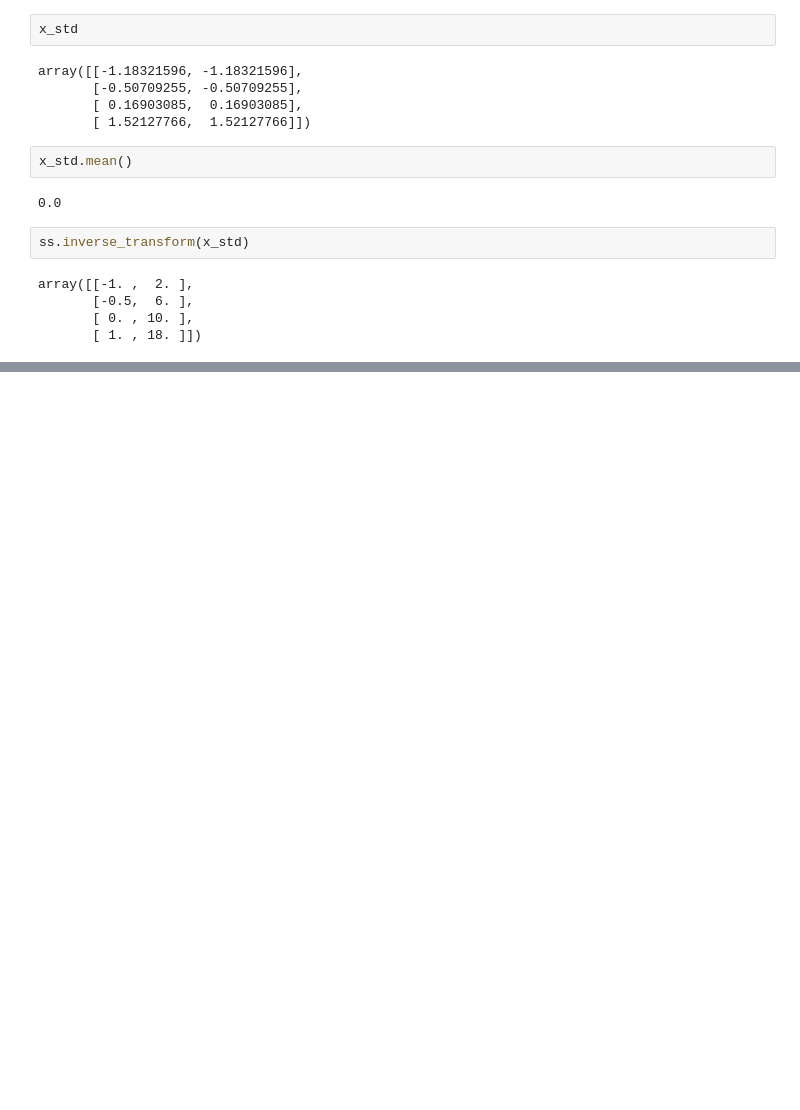
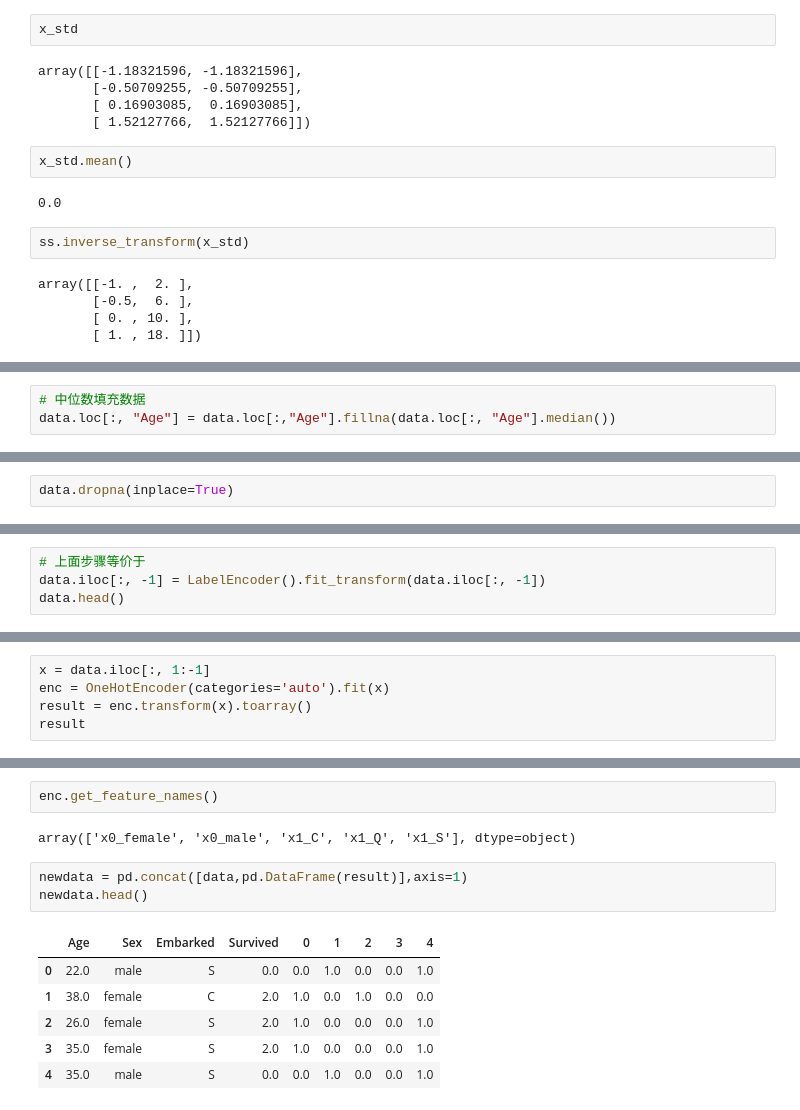
Before and after one commit to Knowledge-Precipitation-Tribe/Machine-Learning, a Jupyter notebook: featureEngineering/base.ipynb, the cells around one changed output, grey strips where cells are left out. Saved outputs shown, nothing was run; the diff lists cells and outputs as text; blank space fills up the shorter version.

```diff
--- a/featureEngineering/base.ipynb
+++ b/featureEngineering/base.ipynb
@@ -61,0 +96,3 @@ array([[-1. ,  2. ],
+# %%
+# 中位数填充数据
+data.loc[:, "Age"] = data.loc[:,"Age"].fillna(data.loc[:, "Age"].median())
@@ -61,0 +113,2 @@ array([[-1. ,  2. ],
+# %%
+data.dropna(inplace=True)
@@ -61,0 +194,4 @@ array([[-1. ,  2. ],
+# %%
+# 上面步骤等价于
+data.iloc[:, -1] = LabelEncoder().fit_transform(data.iloc[:, -1])
+data.head()
@@ -61,0 +247,5 @@ array([[-1. ,  2. ],
+# %%
+x = data.iloc[:, 1:-1]
+enc = OneHotEncoder(categories='auto').fit(x)
+result = enc.transform(x).toarray()
+result
@@ -61,0 +276,14 @@ array([[-1. ,  2. ],
+# %%
+enc.get_feature_names()
+# %% [output]
+array(['x0_female', 'x0_male', 'x1_C', 'x1_Q', 'x1_S'], dtype=object)
+# %%
+newdata = pd.concat([data,pd.DataFrame(result)],axis=1)
+newdata.head()
+# %% [output]
+|  | Age | Sex | Embarked | Survived | 0 | 1 | 2 | 3 | 4 |
+| 0 | 22.0 | male | S | 0.0 | 0.0 | 1.0 | 0.0 | 0.0 | 1.0 |
+| 1 | 38.0 | female | C | 2.0 | 1.0 | 0.0 | 1.0 | 0.0 | 0.0 |
+| 2 | 26.0 | female | S | 2.0 | 1.0 | 0.0 | 0.0 | 0.0 | 1.0 |
+| 3 | 35.0 | female | S | 2.0 | 1.0 | 0.0 | 0.0 | 0.0 | 1.0 |
+| 4 | 35.0 | male | S | 0.0 | 0.0 | 1.0 | 0.0 | 0.0 | 1.0 |
```
Also changed, not shown: parts of 37 cells of this notebook, 1 other file.
